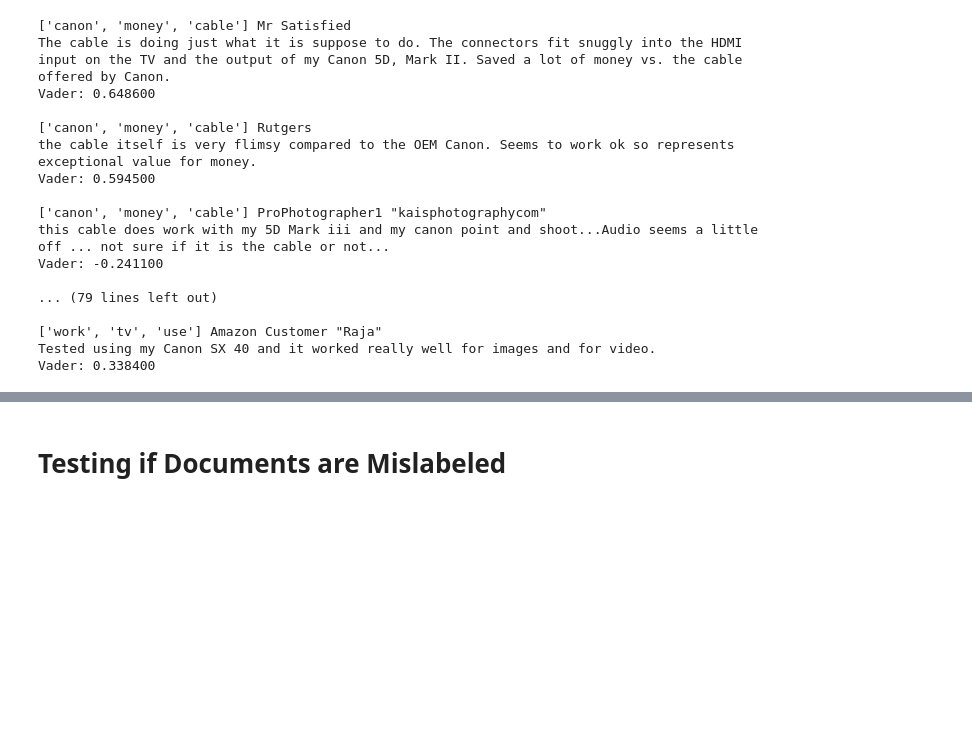
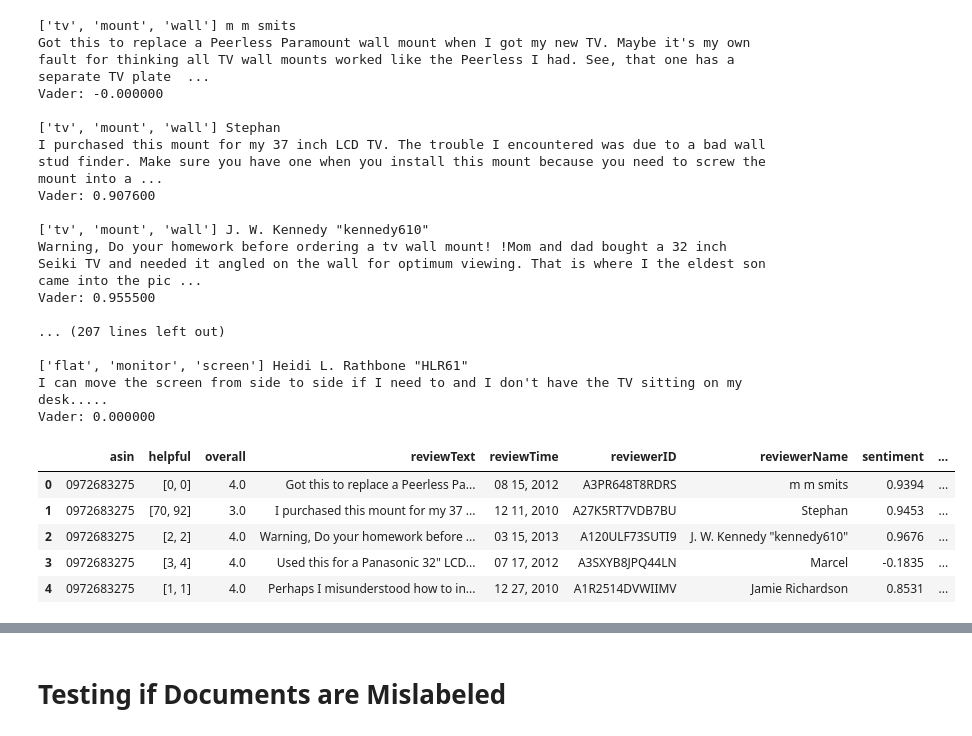
Before and after one commit to divya-chou/gefilter-fish, a Jupyter notebook: gefilter-fish-nmf.ipynb, the cells around one changed output, grey strips where cells are left out. Saved outputs shown, nothing was run; the diff lists cells and outputs as text; code cells hidden in the pictures; blank space fills up the shorter version.

```diff
--- a/gefilter-fish-nmf.ipynb
+++ b/gefilter-fish-nmf.ipynb
@@ -148,3 +153,0 @@ test_df
-# %%
-for review in test_df[test_df['reviewerName']=='Mr Satisfied']['reviewText']:
-    print(review)
@@ -153,11 +154,9 @@ The cable is doing just what it is suppose to do. The connectors fit snuggly int
 # %%
-def define_model(df):
+def define_model(df, n_topics=10, n_top_words = 3):
     # define the number features, topics, and how many
     # words/documents to display later on
     n_features      = 1000
-    n_topics        = min(int(df['reviewText'].size/2),10)
-    n_top_words     = 3
-    n_top_documents = min(int(df['reviewText'].size/2),3)
+    n_top_documents = min(int(df['reviewText'].size/2),10)
 
     # Use tf-idf vectorizer
     vectorizer = TfidfVectorizer(max_features=n_features,
@@ -178,7 +177,7 @@ def define_model(df):
 
     return vectorizer, clf, pipe, n_top_words, n_top_documents
 
-vectorizer, clf, pipe, n_top_words, n_top_documents = define_model(test_df)
+vectorizer, clf, pipe, n_top_words, n_top_documents = define_model(test_df, n_topics=6)
 # %%
 # Fit the model
 pipe.fit(test_df['reviewText']);
@@ -186,7 +185,7 @@ pipe.fit(test_df['reviewText']);
 # grab term-document matrix
 transform = pipe.fit_transform(test_df['reviewText'])
 # %%
-def display_topics(vectorizer, nmf, W, df, n_top_words, n_top_documents):
+def display_topics(vectorizer, clf, W, df, n_top_words, n_top_documents):
     ''' Print out topics discovered by a model '''
 
     # get list of feature names
@@ -199,7 +198,7 @@ def display_topics(vectorizer, nmf, W, df, n_top_words, n_top_documents):
     topics, reviews = [], []
 
     # loop over all the topics
-    for topic_id, topic in enumerate(nmf.components_):
+    for topic_id, topic in enumerate(clf.components_):
 
         # grab the list of words describing the topic
         word_list = []
@@ -217,7 +216,7 @@ def display_topics(vectorizer, nmf, W, df, n_top_words, n_top_documents):
         topics.append(' '.join([word for word in topic_words]))
 
         # print topic number and topic words
-        print('Topic #%02d: %s' % (topic_id+1, ' '.join([word for word in topic_words])))
+        print('Topic #%02d: %s' % (topic_id+1, topics[-1]))
 
         # loop over reviews for each topic
         top_doc_indices = np.argsort( W[:,topic_id] )[::-1][0:n_top_documents]
@@ -226,13 +225,14 @@ def display_topics(vectorizer, nmf, W, df, n_top_words, n_top_documents):
             # check that the review contains one of the topic words
             if any(word in df['reviewText'].iloc[doc_index].lower() for word in topic_words):
 
-                # seniment analysis
+                # sentiment analysis
                 vader = analyser.polarity_scores(df['reviewText'].iloc[doc_index])
 
                 # append current review to the list
                 reviews.append(df.iloc[doc_index].to_dict())
-                reviews[-1]['topic']     = topic_id
-                reviews[-1]['sentiment'] = vader['compound']
+                reviews[-1]['topic']       = topic_id
+                reviews[-1]['topic_words'] = ' '.join([word for word in topic_words])
+                reviews[-1]['sentiment']   = vader['compound']
 
                 print('User %20s on %s with rating %s' % (df['reviewerName'].iloc[doc_index][:20],
                                      df['reviewTime'].iloc[doc_index], df['overall'].iloc[doc_index]))
@@ -279,27 +279,38 @@ for i, review in enumerate(reviews):
     # save info for summarized reviews
     reviews[i]['summarized_reviewText'] = ' '.join([sent for sent in summary])
     vader = analyser.polarity_scores(reviews[i]['summarized_reviewText'])
-    reviews[i]['summary_seniment']      = vader['compound']
+    reviews[i]['summary_sentiment']      = vader['compound']
 
     # print information
     print(topic_words, review['reviewerName'])
     print(reviews[i]['summarized_reviewText'])
     print("Vader: %f\n" % vader['compound'])
 # %% [output]
-['canon', 'money', 'cable'] Mr Satisfied
-The cable is doing just what it is suppose to do. The connectors fit snuggly into the HDMI input on the TV and the output of my Canon 5D, Mark II. Saved a lot of money vs. the cable offered by Canon.
-Vader: 0.648600
+['tv', 'mount', 'wall'] m m smits
+Got this to replace a Peerless Paramount wall mount when I got my new TV. Maybe it's my own fault for thinking all TV wall mounts worked like the Peerless I had. See, that one has a separate TV plate  ...
+Vader: -0.000000
 
-['canon', 'money', 'cable'] Rutgers
-the cable itself is very flimsy compared to the OEM Canon. Seems to work ok so represents exceptional value for money.
-Vader: 0.594500
+['tv', 'mount', 'wall'] Stephan
+I purchased this mount for my 37 inch LCD TV. The trouble I encountered was due to a bad wall stud finder. Make sure you have one when you install this mount because you need to screw the mount into a ...
+Vader: 0.907600
 
-['canon', 'money', 'cable'] ProPhotographer1 "kaisphotographycom"
-this cable does work with my 5D Mark iii and my canon point and shoot...Audio seems a little off ... not sure if it is the cable or not...
-Vader: -0.241100
+['tv', 'mount', 'wall'] J. W. Kennedy "kennedy610"
+Warning, Do your homework before ordering a tv wall mount! !Mom and dad bought a 32 inch Seiki TV and needed it angled on the wall for optimum viewing. That is where I the eldest son came into the pic ...
+Vader: 0.955500
 
-... (79 lines left out)
+... (207 lines left out)
 
-['work', 'tv', 'use'] Amazon Customer "Raja"
-Tested using my Canon SX 40 and it worked really well for images and for video.
-Vader: 0.338400
+['flat', 'monitor', 'screen'] Heidi L. Rathbone "HLR61"
+I can move the screen from side to side if I need to and I don't have the TV sitting on my desk.....
+Vader: 0.000000
+# %%
+reviews_df = pd.DataFrame(reviews)
+reviews_df.to_csv('0972683275_reviews.csv',index=False)
+reviews_df.head()
+# %% [output]
+|  | asin | helpful | overall | reviewText | reviewTime | reviewerID | reviewerName | sentiment | ... |
+| 0 | 0972683275 | [0, 0] | 4.0 | Got this to replace a Peerless Pa... | 08 15, 2012 | A3PR648T8RDRS | m m smits | 0.9394 | ... |
+| 1 | 0972683275 | [70, 92] | 3.0 | I purchased this mount for my 37 ... | 12 11, 2010 | A27K5RT7VDB7BU | Stephan | 0.9453 | ... |
+| 2 | 0972683275 | [2, 2] | 4.0 | Warning, Do your homework before ... | 03 15, 2013 | A120ULF73SUTI9 | J. W. Kennedy "kennedy610" | 0.9676 | ... |
+| 3 | 0972683275 | [3, 4] | 4.0 | Used this for a Panasonic 32" LCD... | 07 17, 2012 | A3SXYB8JPQ44LN | Marcel | -0.1835 | ... |
+| 4 | 0972683275 | [1, 1] | 4.0 | Perhaps I misunderstood how to in... | 12 27, 2010 | A1R2514DVWIIMV | Jamie Richardson | 0.8531 | ... |
```
Also changed, not shown: parts of 26 cells of this notebook, 8 other files.
